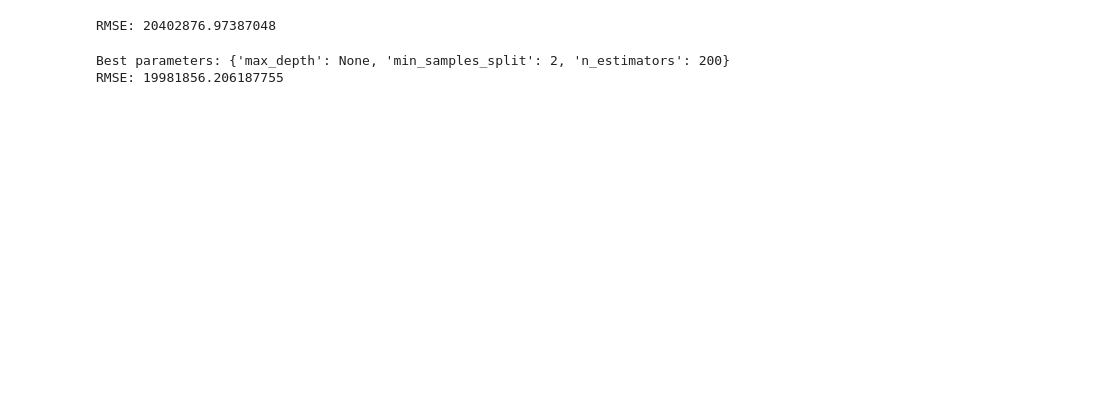
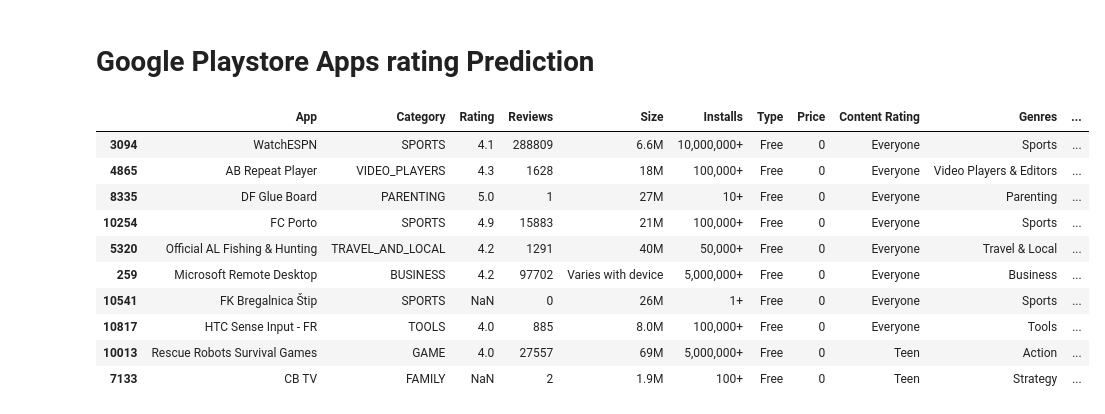
Before and after one commit to Sampritisahoo/UNIFIED-MENTOR_DATA-SCIENCE, a Jupyter notebook: Unified_Mentor_task3.ipynb, the cells around one changed output. Cells and saved outputs as stored; diff of their text form; code cells hidden in the pictures; blank space fills up the shorter version.

```diff
--- a/Unified_Mentor_task3.ipynb
+++ b/Unified_Mentor_task3.ipynb
@@ -107,36 +3,2 @@ def plot_sales_by_county(df, year, quarter):
-# %%
-from sklearn.model_selection import train_test_split
-from sklearn.ensemble import RandomForestRegressor
-from sklearn.metrics import mean_squared_error
-df['county'] = df['county'].astype('category').cat.codes
-X = df[['year', 'quarter', 'county']]
-y = df['sales']
-X_train, X_test, y_train, y_test = train_test_split(X, y, test_size=0.2, random_state=42)
-model = RandomForestRegressor(n_estimators=100,random_state=42)
-model.fit(X_train, y_train)
-y_pred = model.predict(X_test)
-rmse = np.sqrt(mean_squared_error(y_test, y_pred))
-print(f"RMSE: {rmse}")
-# %% [output]
-RMSE: 20402876.97387048
-# %%
-from sklearn.model_selection import GridSearchCV
-param_grid = {
-    'n_estimators': [50, 100, 200],
-    'max_depth': [None, 10, 20, 30],
-    'min_samples_split': [2, 5, 10]}
-model = RandomForestRegressor(random_state=42)
-grid_search = GridSearchCV(model, param_grid, cv=5,scoring='neg_root_mean_squared_error')
-grid_search.fit(X_train, y_train)
-best_params = grid_search.best_params_
-
-print(f"Best parameters: {best_params}")
-model = RandomForestRegressor(**best_params, random_state=42)
-model.fit(X_train, y_train)
-y_pred = model.predict(X_test)
-rmse = np.sqrt(mean_squared_error(y_test, y_pred))
-
-print(f"RMSE: {rmse}")
-# %% [output]
-Best parameters: {'max_depth': None, 'min_samples_split': 2, 'n_estimators': 200}
-RMSE: 19981856.206187755
+# %% [markdown]
+# Google Playstore Apps rating Prediction
@@ -142,0 +13,16 @@ RMSE: 19981856.206187755
+# %%
+data=pd.read_csv("/content/googleplaystore.csv")
+# %%
+data.sample(10)
+# %% [output]
+|  | App | Category | Rating | Reviews | Size | Installs | Type | Price | Content Rating | Genres | ... |
+| 3094 | WatchESPN | SPORTS | 4.1 | 288809 | 6.6M | 10,000,000+ | Free | 0 | Everyone | Sports | ... |
+| 4865 | AB Repeat Player | VIDEO_PLAYERS | 4.3 | 1628 | 18M | 100,000+ | Free | 0 | Everyone | Video Players & Editors | ... |
+| 8335 | DF Glue Board | PARENTING | 5.0 | 1 | 27M | 10+ | Free | 0 | Everyone | Parenting | ... |
+| 10254 | FC Porto | SPORTS | 4.9 | 15883 | 21M | 100,000+ | Free | 0 | Everyone | Sports | ... |
+| 5320 | Official AL Fishing & Hunting | TRAVEL_AND_LOCAL | 4.2 | 1291 | 40M | 50,000+ | Free | 0 | Everyone | Travel & Local | ... |
+| 259 | Microsoft Remote Desktop | BUSINESS | 4.2 | 97702 | Varies with device | 5,000,000+ | Free | 0 | Everyone | Business | ... |
+| 10541 | FK Bregalnica Štip | SPORTS | NaN | 0 | 26M | 1+ | Free | 0 | Everyone | Sports | ... |
+| 10817 | HTC Sense Input - FR | TOOLS | 4.0 | 885 | 8.0M | 100,000+ | Free | 0 | Everyone | Tools | ... |
+| 10013 | Rescue Robots Survival Games | GAME | 4.0 | 27557 | 69M | 5,000,000+ | Free | 0 | Teen | Action | ... |
+| 7133 | CB TV | FAMILY | NaN | 2 | 1.9M | 100+ | Free | 0 | Teen | Strategy | ... |
```
Also changed, not shown: parts of 43 cells of this notebook.
